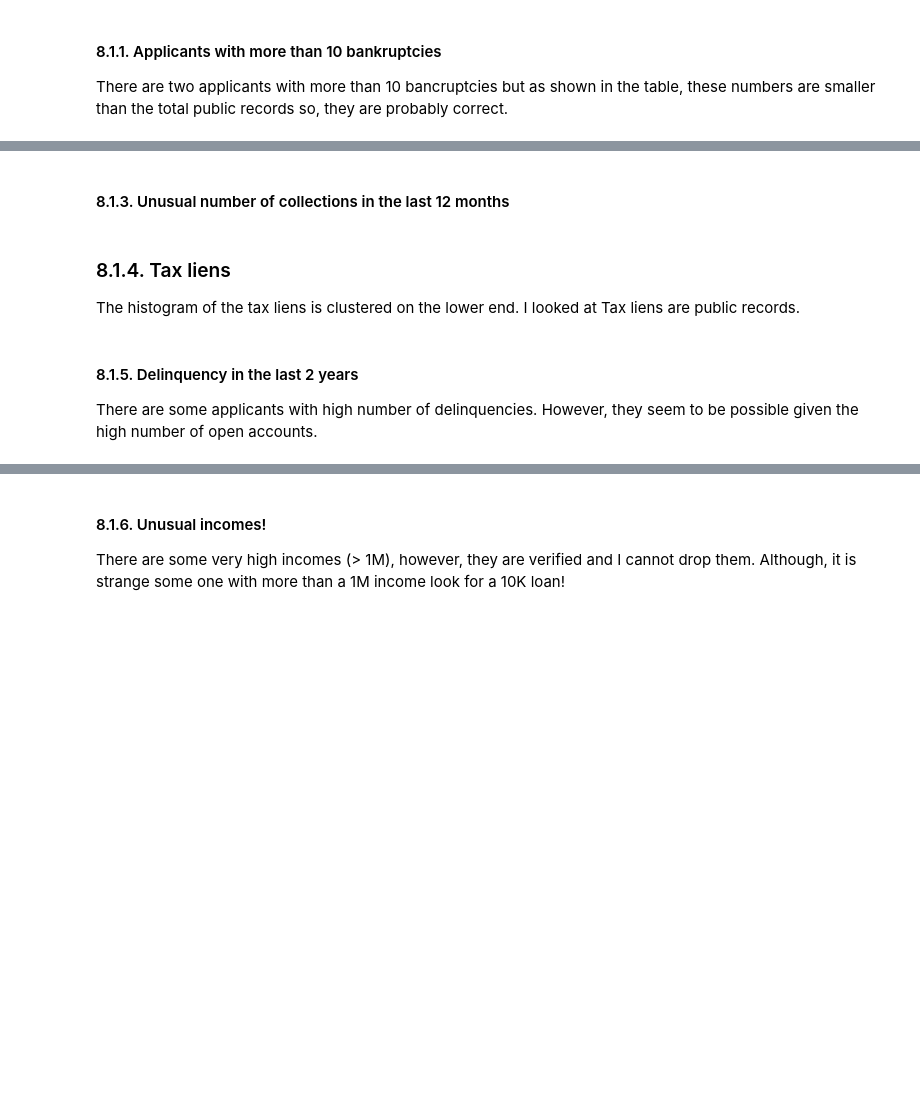
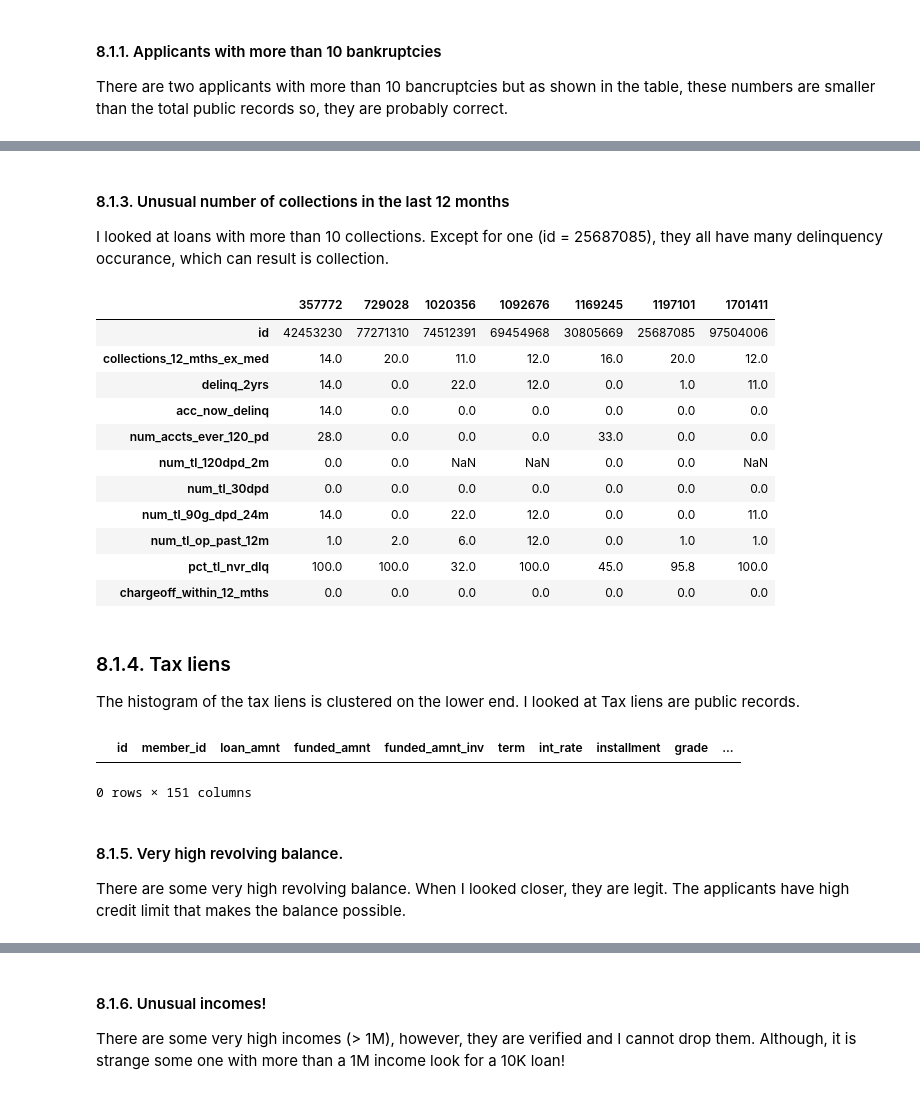
Before and after one commit to somayehY/SomayeYoussefi, a Jupyter notebook: LendingClub/LendingClub_DataWrangling.ipynb, the cells around one changed output, grey strips where cells are left out. Cells and saved outputs as stored; diff of their text form; code cells hidden in the pictures; blank space fills up the shorter version.

```diff
--- a/LendingClub/LendingClub_DataWrangling.ipynb
+++ b/LendingClub/LendingClub_DataWrangling.ipynb
@@ -360,6 +393,20 @@ unusual_util
 # %% [markdown]
 #### 8.1.3. Unusual number of collections in the last 12 months <a class='anchor' id='collection'></a>
+I looked at loans with more than 10 collections. Except for one (id = 25687085), they all have many delinquency occurance, which can result is collection.
 # %%
-dff.loc[dff['collections_12_mths_ex_med'] >10, ['collections_12_mths_ex_med','delinq_2yrs', 'acc_now_delinq', 'num_accts_ever_120_pd',
+dff.loc[dff['collections_12_mths_ex_med'] >10, ['id', 'collections_12_mths_ex_med','delinq_2yrs', 'acc_now_delinq', 'num_accts_ever_120_pd',
                                                'num_tl_120dpd_2m', 'num_tl_30dpd','num_tl_90g_dpd_24m',  'num_tl_op_past_12m',
                                                 'pct_tl_nvr_dlq', 'chargeoff_within_12_mths']].T
+# %% [output]
+|  | 357772 | 729028 | 1020356 | 1092676 | 1169245 | 1197101 | 1701411 |
+| id | 42453230 | 77271310 | 74512391 | 69454968 | 30805669 | 25687085 | 97504006 |
+| collections_12_mths_ex_med | 14.0 | 20.0 | 11.0 | 12.0 | 16.0 | 20.0 | 12.0 |
+| delinq_2yrs | 14.0 | 0.0 | 22.0 | 12.0 | 0.0 | 1.0 | 11.0 |
+| acc_now_delinq | 14.0 | 0.0 | 0.0 | 0.0 | 0.0 | 0.0 | 0.0 |
+| num_accts_ever_120_pd | 28.0 | 0.0 | 0.0 | 0.0 | 33.0 | 0.0 | 0.0 |
+| num_tl_120dpd_2m | 0.0 | 0.0 | NaN | NaN | 0.0 | 0.0 | NaN |
+| num_tl_30dpd | 0.0 | 0.0 | 0.0 | 0.0 | 0.0 | 0.0 | 0.0 |
+| num_tl_90g_dpd_24m | 14.0 | 0.0 | 22.0 | 12.0 | 0.0 | 0.0 | 11.0 |
+| num_tl_op_past_12m | 1.0 | 2.0 | 6.0 | 12.0 | 0.0 | 1.0 | 1.0 |
+| pct_tl_nvr_dlq | 100.0 | 100.0 | 32.0 | 100.0 | 45.0 | 95.8 | 100.0 |
+| chargeoff_within_12_mths | 0.0 | 0.0 | 0.0 | 0.0 | 0.0 | 0.0 | 0.0 |
@@ -370,7 +414,10 @@ dff.loc[dff['tot_cur_bal'] >1000000,[revol_bal', 'inq_last_6mths', 'tot_cur_bal'
 ### 8.1.4. Tax liens <a class='anchor' id='lien' ></a>
 The histogram of the tax liens is clustered on the lower end. I looked at Tax liens are public records.
 # %%
-df.loc[df['tax_liens'] > df['pub_rec']]
+dff.loc[dff['tax_liens'] > dff['pub_rec']]
+# %% [output]
+|  | id | member_id | loan_amnt | funded_amnt | funded_amnt_inv | term | int_rate | installment | grade | ... |
+0 rows × 151 columns
 # %% [markdown]
-#### 8.1.5. Delinquency in the last 2 years <a class='anchor' id='delinquency'></a>
-There are some applicants with high number of delinquencies. However, they seem to be possible given the high number of open accounts.
+#### 8.1.5. Very high revolving balance.
+There are some very high revolving balance. When I looked closer, they are legit. The applicants have high credit limit that makes the balance possible. <a class='anchor' id='delinquency'></a>
```
Also changed, not shown: parts of 41 cells of this notebook.
